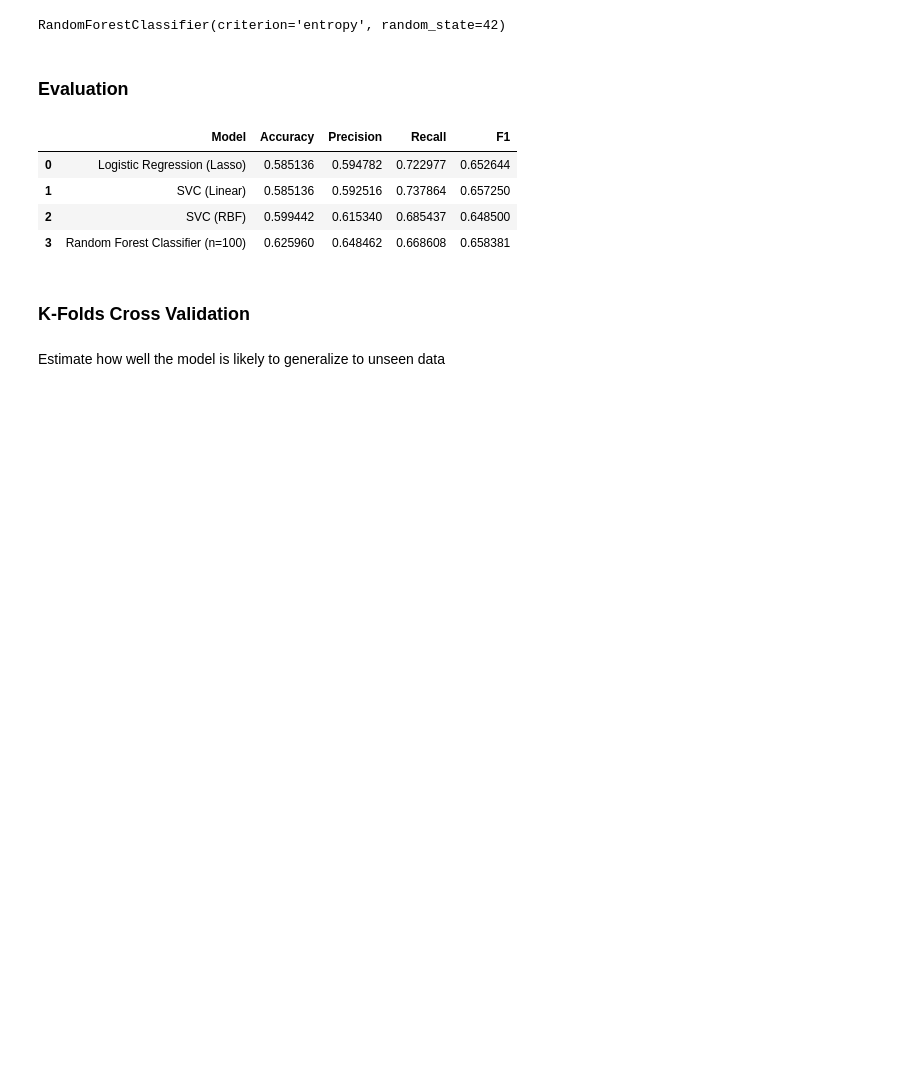
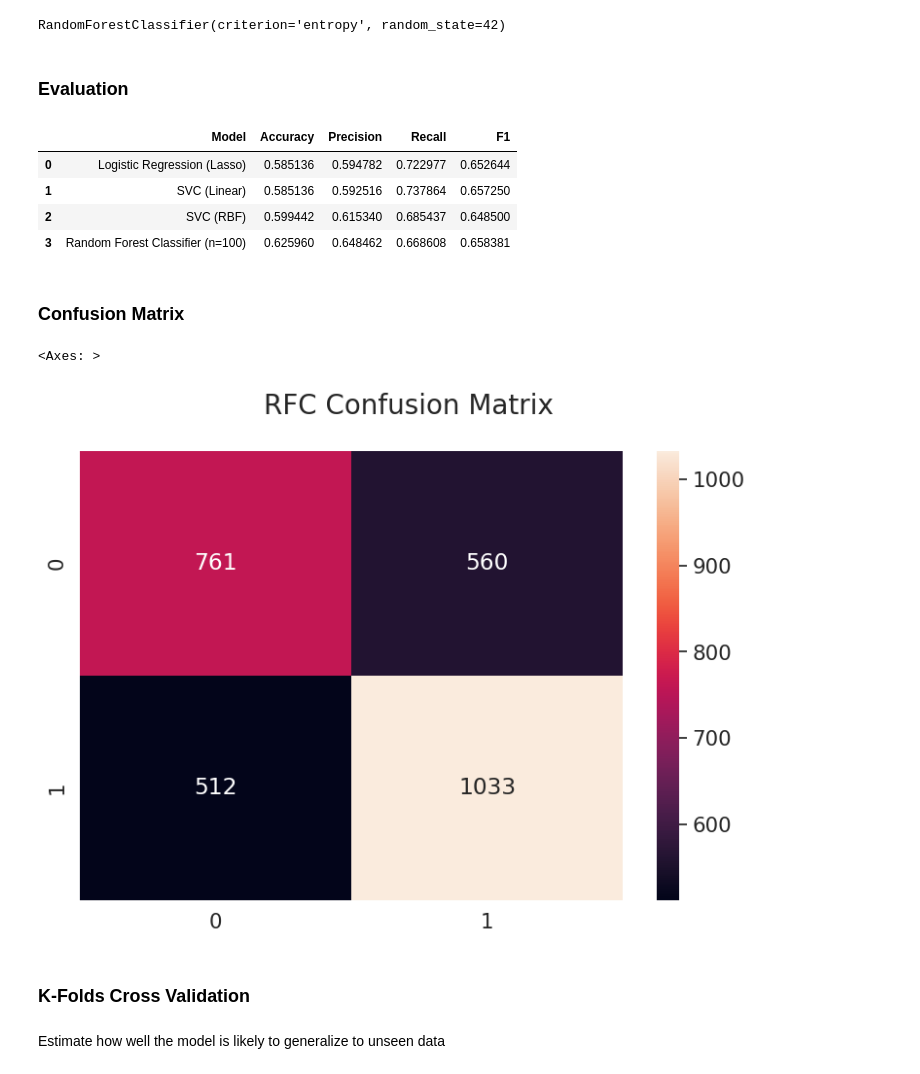
Before and after one commit to c-grigsby/ml-fintech-case-studies, a Jupyter notebook: predicting-loan-signatures/notebooks/predicting-loan-signatures_model.ipynb, the cells around one changed output. Saved outputs shown, nothing was run; the diff lists cells and outputs as text; code cells hidden in the pictures; blank space fills up the shorter version.

Commit message:
case(loanSignatures): init model tuning (#30)

```diff
--- a/predicting-loan-signatures/notebooks/predicting-loan-signatures_model.ipynb
+++ b/predicting-loan-signatures/notebooks/predicting-loan-signatures_model.ipynb
@@ -247,6 +248,21 @@ df_results
 | 1 | SVC (Linear) | 0.585136 | 0.592516 | 0.737864 | 0.657250 |
 | 2 | SVC (RBF) | 0.599442 | 0.615340 | 0.685437 | 0.648500 |
 | 3 | Random Forest Classifier (n=100) | 0.625960 | 0.648462 | 0.668608 | 0.658381 |
+# %% [markdown]
+### Confusion Matrix
+# %%
+# Create a confusion matrix with the validation labels and our model's predictions
+conf_matrix = confusion_matrix(y_validation, y_predict)
+
+# Plot confusion matrix
+df_conf_matrix = pd.DataFrame(conf_matrix, index = (0, 1), columns = (0, 1))
+plt.figure(figsize = (9,6))
+plt.suptitle("RFC Confusion Matrix", fontsize=20)
+sn.set(font_scale=1.4)
+sn.heatmap(df_conf_matrix, annot=True, fmt='g')
+# %% [output]
+<Axes: >
+[figure, added]
 # %% [markdown]
 ### K-Folds Cross Validation
 # %% [markdown]
```
Also changed, not shown: parts of 6 cells of this notebook.
